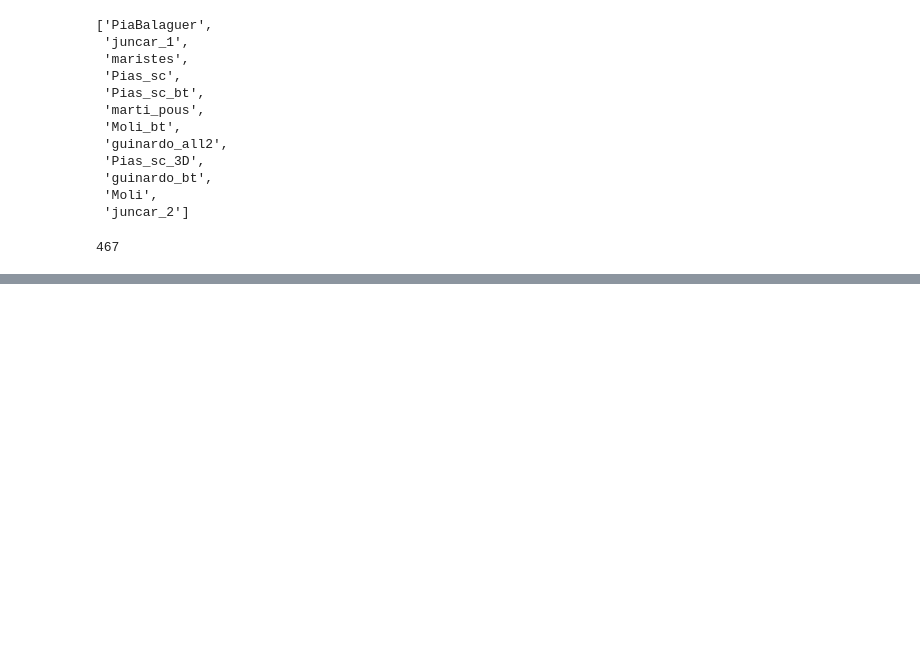
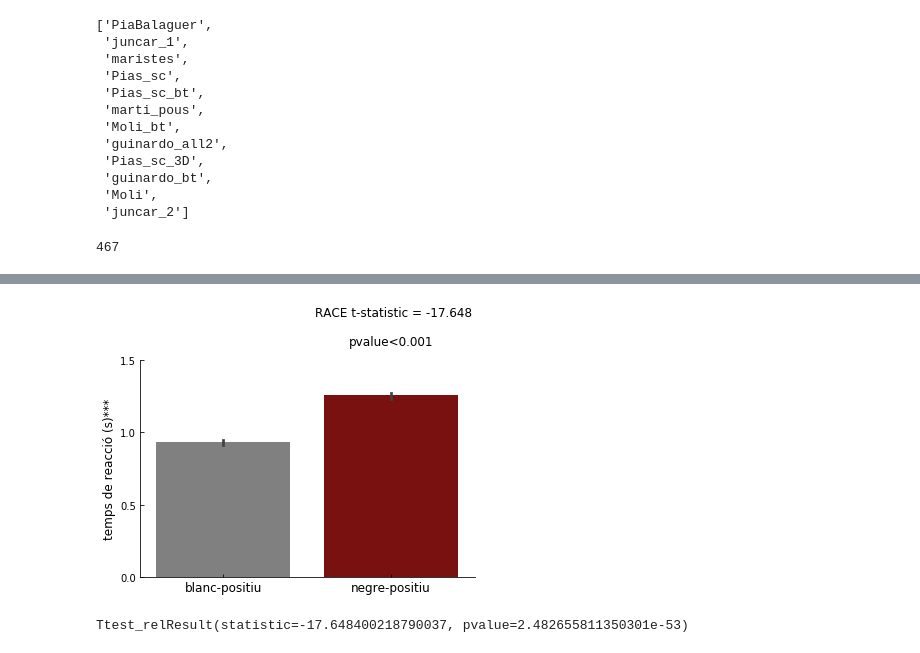
Before and after one commit to davidbestue/OpenBrains, a Jupyter notebook: IAT/analysis_schools_all.ipynb, the cells around one changed output, grey strips where cells are left out. Drawn from its saved outputs; the diff is of its cells as text; code cells hidden in the pictures; blank space fills up the shorter version.

```diff
--- a/IAT/analysis_schools_all.ipynb
+++ b/IAT/analysis_schools_all.ipynb
@@ -68,0 +337,25 @@ len(IAT_files)
+# %%
+
+plt.figure()
+sns.barplot(x='condition', y='reaction time adj', palette=['grey', 'darkred'], ci=68, estimator=np.mean, data=reaction_time)
+plt.gca().spines['right'].set_visible(False)  # aesthetics                                                                              # remove right spines
+plt.gca().spines['top'].set_visible(False)                                                                                  # remove top spines
+plt.gca().get_xaxis().tick_bottom()
+plt.gca().get_yaxis().tick_left()
+plt.gca().tick_params(direction='in') #direction
+plt.ylim(0,1.5)
+plt.yticks([0,0.5,1,1.5])
+plt.ylabel('temps de reacció (s)***', fontsize=12)
+plt.xlabel('')
+plt.xticks([0,1], ['blanc-positiu', 'negre-positiu'], fontsize=12)
+stats3 = scipy.stats.ttest_rel(c_adj, i_adj)
+plt.text( 0.55, 1.8, 'RACE t-statistic = ' + str(np.round(stats3[0], 3)), fontsize=12 )
+#plt.text( 0.5, 1.5, 'pvalue = ' + str(np.round(stats3[1], 3)), fontsize=10 )
+plt.text( 0.75, 1.6, 'pvalue<0.001', fontsize=12)
+plt.savefig('biblios.png', transparent=True)
+plt.show(block=False)
+
+print(stats3)
+# %% [output]
+[figure, added]
+Ttest_relResult(statistic=-17.648400218790037, pvalue=2.482655811350301e-53)
```
Also changed, not shown: parts of 12 cells of this notebook, 2 other files.
